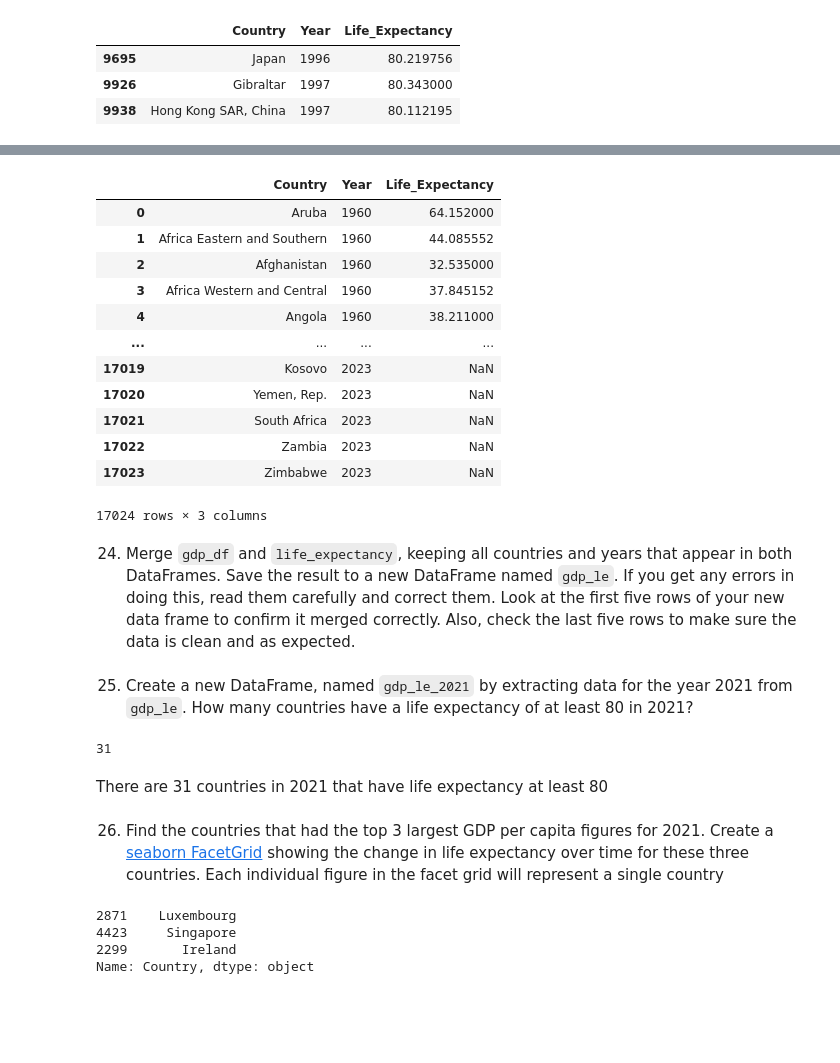
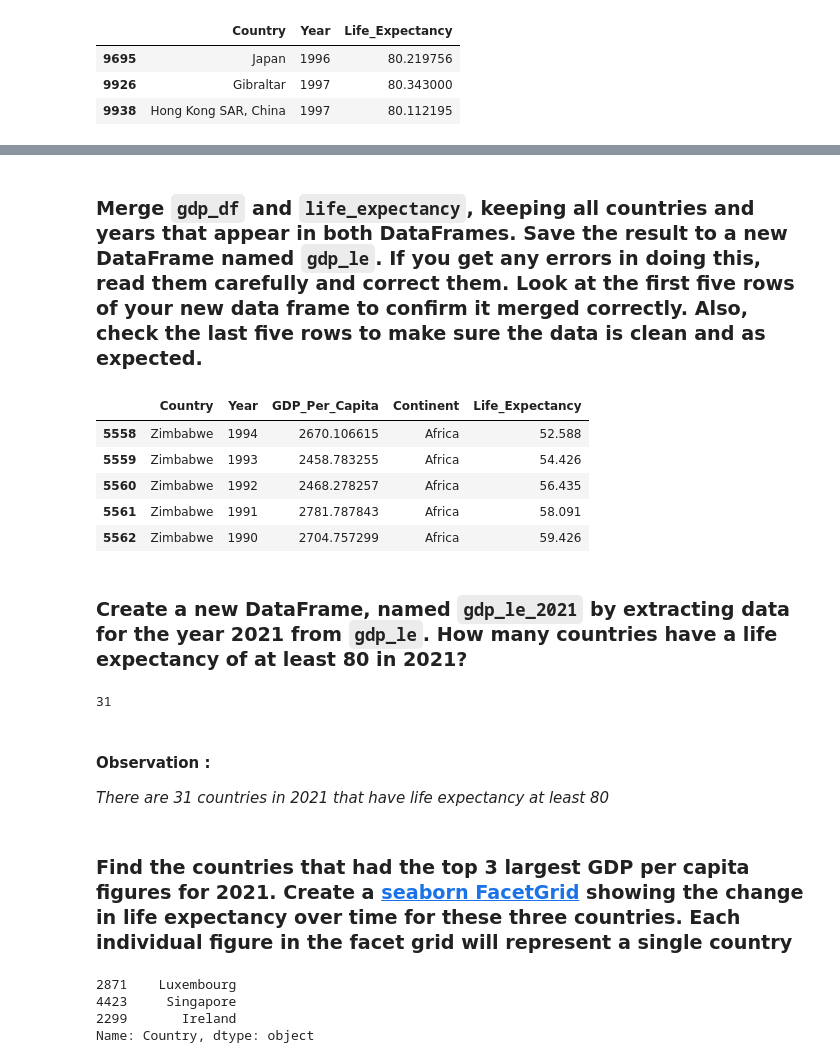
Before and after one commit to nss-data-science-cohort-8/un-exploration-ndpawar1981, a Jupyter notebook: Notebooks/UN_Data_Exploration.ipynb, the cells around one changed output, grey strips where cells are left out. Saved outputs shown, nothing was run; the diff lists cells and outputs as text; code cells hidden in the pictures; blank space fills up the shorter version.

```diff
--- a/Notebooks/UN_Data_Exploration.ipynb
+++ b/Notebooks/UN_Data_Exploration.ipynb
@@ -548,21 +541,5 @@ gdp_df
-# %%
-life_expectancy
-# %% [output]
-|  | Country | Year | Life_Expectancy |
-| 0 | Aruba | 1960 | 64.152000 |
-| 1 | Africa Eastern and Southern | 1960 | 44.085552 |
-| 2 | Afghanistan | 1960 | 32.535000 |
-| 3 | Africa Western and Central | 1960 | 37.845152 |
-| 4 | Angola | 1960 | 38.211000 |
-| ... | ... | ... | ... |
-| 17019 | Kosovo | 2023 | NaN |
-| 17020 | Yemen, Rep. | 2023 | NaN |
-| 17021 | South Africa | 2023 | NaN |
-| 17022 | Zambia | 2023 | NaN |
-| 17023 | Zimbabwe | 2023 | NaN |
-17024 rows × 3 columns
 # %% [markdown]
-24. Merge `gdp_df` and `life_expectancy`, keeping all countries and years that appear in both DataFrames. Save the result to a new DataFrame named `gdp_le`. If you get any errors in doing this, read them carefully and correct them. Look at the first five rows of your new data frame to confirm it merged correctly. Also, check the last five rows to make sure the data is clean and as expected.
+### Merge `gdp_df` and `life_expectancy`, keeping all countries and years that appear in both DataFrames. Save the result to a new DataFrame named `gdp_le`. If you get any errors in doing this, read them carefully and correct them. Look at the first five rows of your new data frame to confirm it merged correctly. Also, check the last five rows to make sure the data is clean and as expected.
 # %%
 #expected an error
 #gdp_df.merge(life_expectancy, how='inner', on=['Country','Year'])
@@ -575,9 +552,18 @@ gdp_le = pd.merge(left = gdp_df,
          left_on = ['Country','Year'],
          right_on = ['Country','Year'],
          validate = "one_to_one")
+# %%
+gdp_le.tail(5)
+# %% [output]
+|  | Country | Year | GDP_Per_Capita | Continent | Life_Expectancy |
+| 5558 | Zimbabwe | 1994 | 2670.106615 | Africa | 52.588 |
+| 5559 | Zimbabwe | 1993 | 2458.783255 | Africa | 54.426 |
+| 5560 | Zimbabwe | 1992 | 2468.278257 | Africa | 56.435 |
+| 5561 | Zimbabwe | 1991 | 2781.787843 | Africa | 58.091 |
+| 5562 | Zimbabwe | 1990 | 2704.757299 | Africa | 59.426 |
 # %% [markdown]
 
-25. Create a new DataFrame, named `gdp_le_2021` by extracting data for the year 2021 from `gdp_le`. How many countries have a life expectancy of at least 80 in 2021?
+### Create a new DataFrame, named `gdp_le_2021` by extracting data for the year 2021 from `gdp_le`. How many countries have a life expectancy of at least 80 in 2021?
 # %%
 gdp_le_2021 = gdp_le.loc[gdp_le['Year'] == 2021]
 # %%
@@ -585,9 +571,11 @@ gdp_le_2021 = gdp_le.loc[gdp_le['Year'] == 2021]
 # %% [output]
 31
 # %% [markdown]
-There are 31 countries in 2021 that have life expectancy at least 80
+#### Observation :
+
+*There are 31 countries in 2021 that have life expectancy at least 80*
 # %% [markdown]
-26. Find the countries that had the top 3 largest GDP per capita figures for 2021. Create a [seaborn FacetGrid](https://seaborn.pydata.org/generated/seaborn.FacetGrid.html) showing the change in life expectancy over time for these three countries. Each individual figure in the facet grid will represent a single country
+### Find the countries that had the top 3 largest GDP per capita figures for 2021. Create a [seaborn FacetGrid](https://seaborn.pydata.org/generated/seaborn.FacetGrid.html) showing the change in life expectancy over time for these three countries. Each individual figure in the facet grid will represent a single country
 # %%
 top_3_gdp = gdp_le_2021.nlargest(3,'GDP_Per_Capita')['Country']
 top_3_gdp
```
Also changed, not shown: parts of 79 cells of this notebook.
